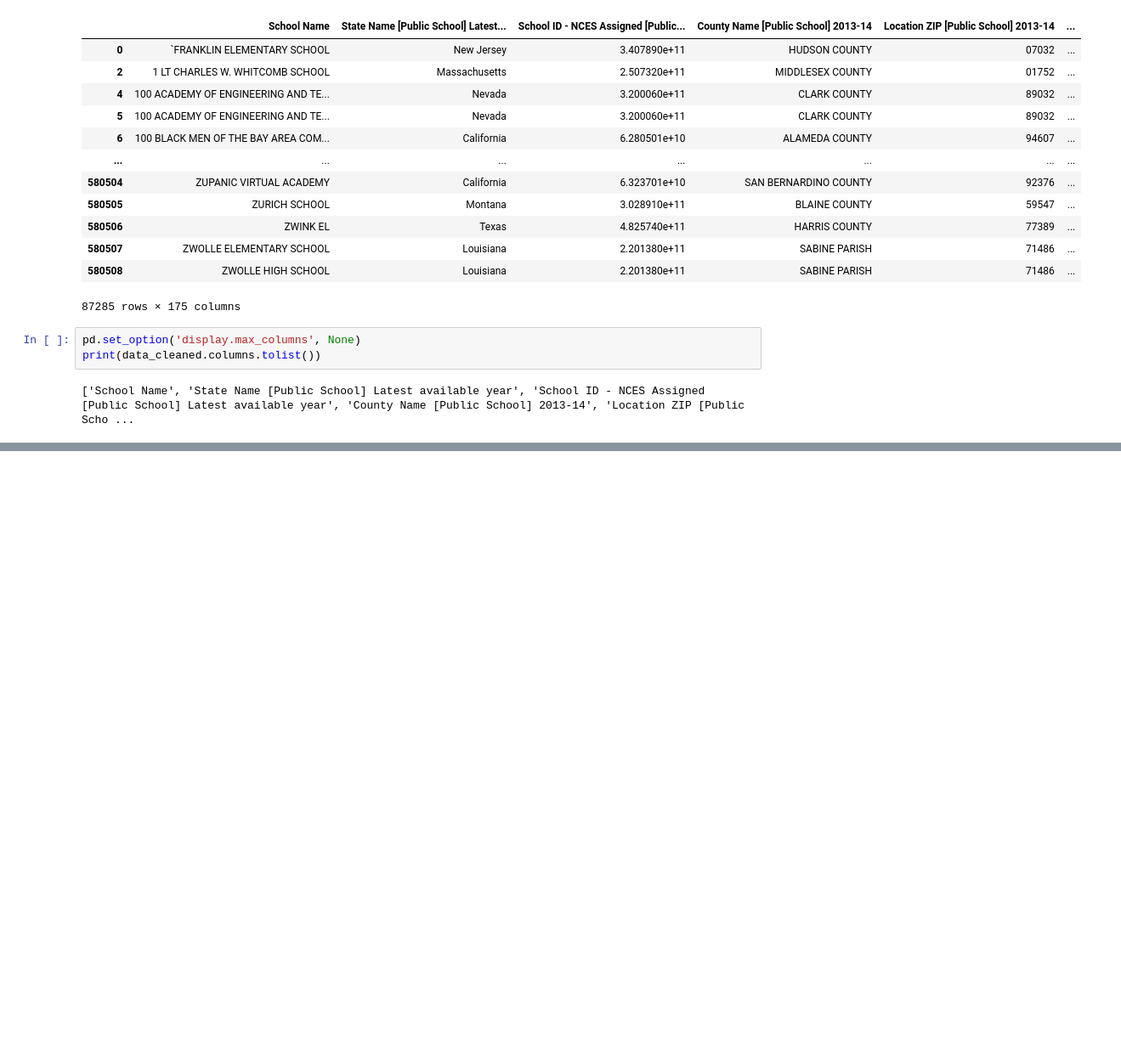
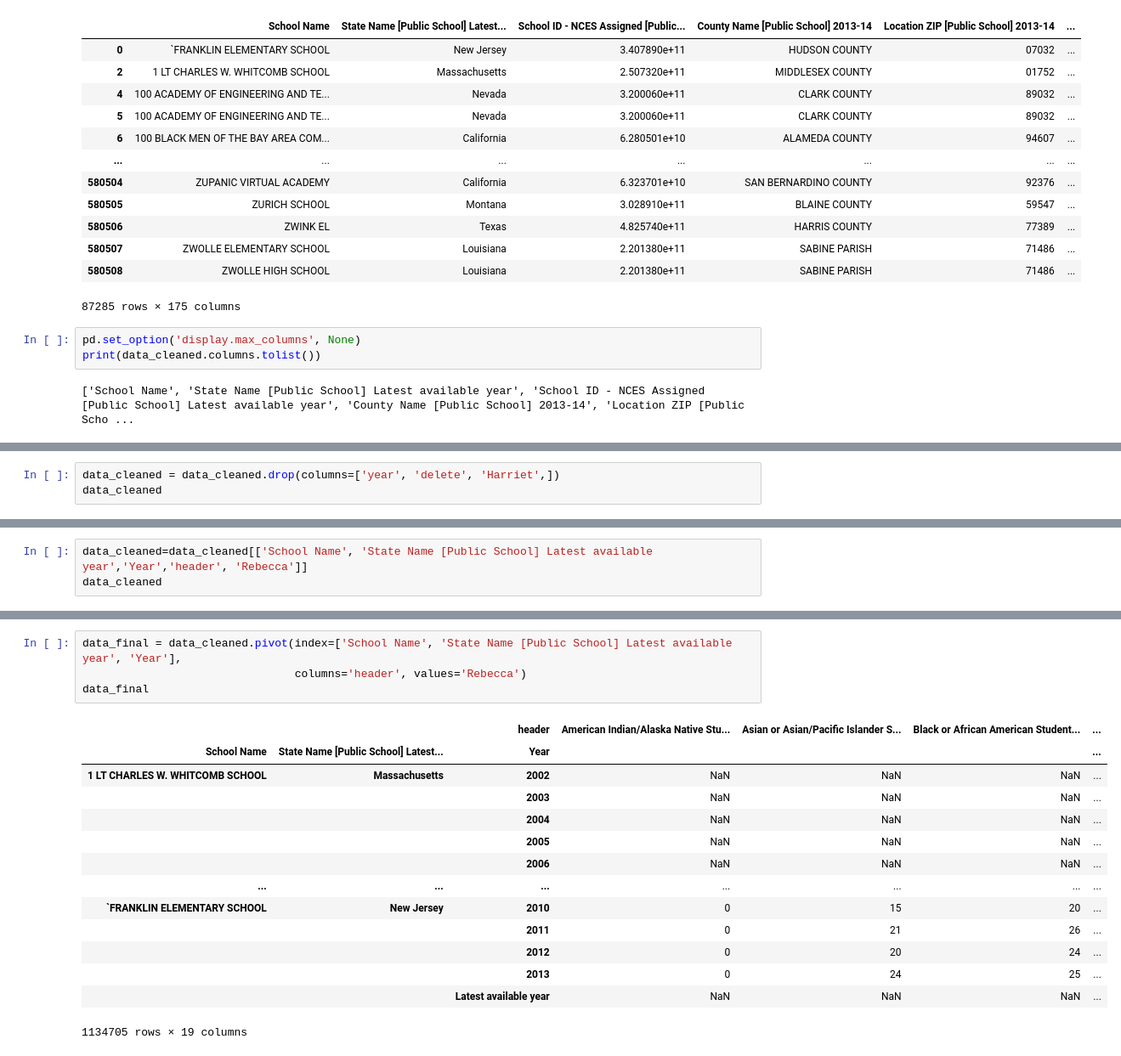
Before and after one commit to Becca8463/Project_3, a Jupyter notebook: School_Data/2002 - 2014 School Data (2).ipynb, the cells around one changed output, grey strips where cells are left out. Shown at 85% size. Cells and saved outputs as stored; diff of their text form; blank space fills up the shorter version.

```diff
--- a/School_Data/2002 - 2014 School Data (2).ipynb
+++ b/School_Data/2002 - 2014 School Data (2).ipynb
@@ -227,0 +187,3 @@ data_cleaned.index.names=["Schools_Index"]
+# %%
+data_cleaned = data_cleaned.drop(columns=['year', 'delete', 'Harriet',])
+data_cleaned
@@ -227,0 +204,3 @@ data_cleaned.index.names=["Schools_Index"]
+# %%
+data_cleaned=data_cleaned[['School Name', 'State Name [Public School] Latest available year','Year','header', 'Rebecca']]
+data_cleaned
@@ -227,0 +221,19 @@ data_cleaned.index.names=["Schools_Index"]
+# %%
+data_final = data_cleaned.pivot(index=['School Name', 'State Name [Public School] Latest available year', 'Year'],
+                                columns='header', values='Rebecca')
+data_final
+# %% [output]
+|  |  | header | American Indian/Alaska Native Stu... | Asian or Asian/Pacific Islander S... | Black or African American Student... | ... |
+| School Name | State Name [Public School] Latest... | Year |  |  |  | ... |
+| 1 LT CHARLES W. WHITCOMB SCHOOL | Massachusetts | 2002 | NaN | NaN | NaN | ... |
+|  |  | 2003 | NaN | NaN | NaN | ... |
+|  |  | 2004 | NaN | NaN | NaN | ... |
+|  |  | 2005 | NaN | NaN | NaN | ... |
+|  |  | 2006 | NaN | NaN | NaN | ... |
+| ... | ... | ... | ... | ... | ... | ... |
+| `FRANKLIN ELEMENTARY SCHOOL | New Jersey | 2010 | 0 | 15 | 20 | ... |
+|  |  | 2011 | 0 | 21 | 26 | ... |
+|  |  | 2012 | 0 | 20 | 24 | ... |
+|  |  | 2013 | 0 | 24 | 25 | ... |
+|  |  | Latest available year | NaN | NaN | NaN | ... |
+1134705 rows × 19 columns
```
Also changed, not shown: parts of 10 cells of this notebook.
